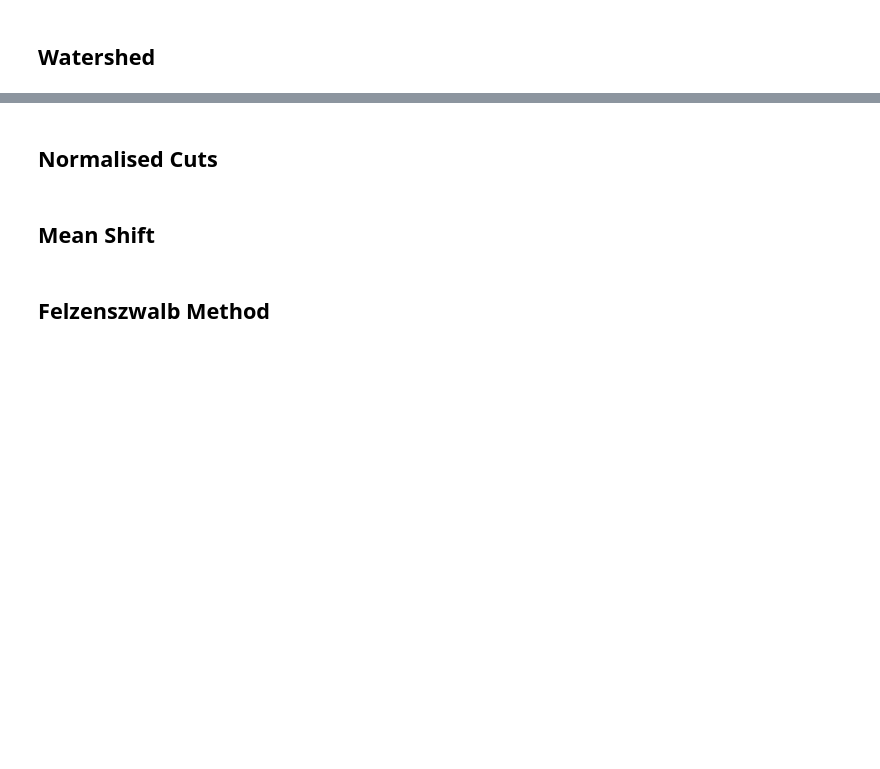
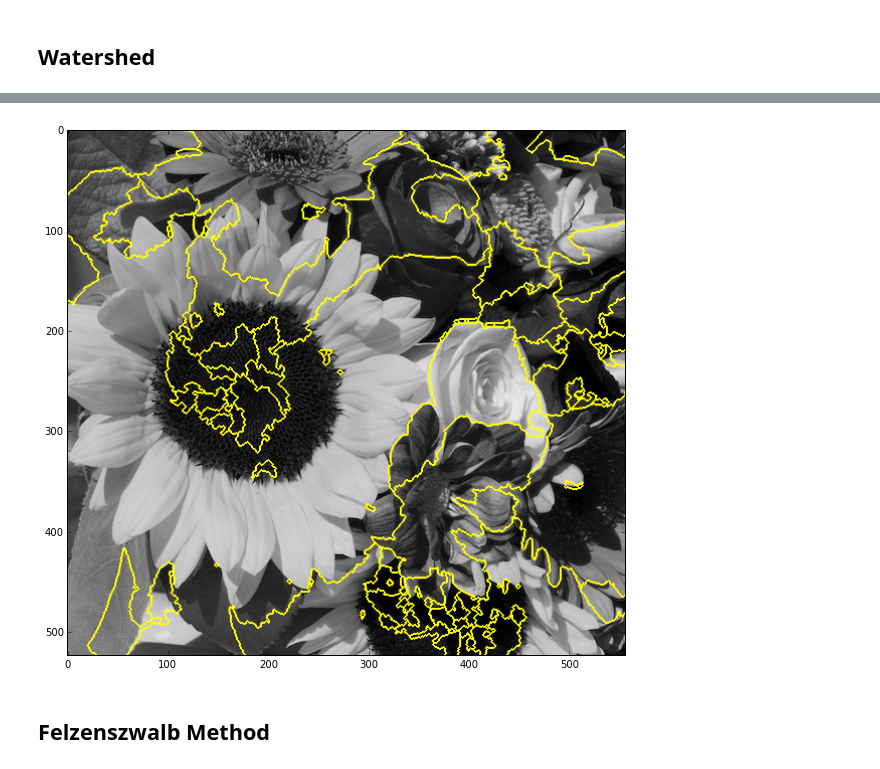
Before and after one commit to tladyman/SLIC, a Jupyter notebook: superpixel_comp/SuperPixels.ipynb, the cells around one changed output, grey strips where cells are left out. Cells and saved outputs as stored; diff of their text form; code cells hidden in the pictures; blank space fills up the shorter version.

```diff
--- a/superpixel_comp/SuperPixels.ipynb
+++ b/superpixel_comp/SuperPixels.ipynb
@@ -1,9 +1,9 @@
 # %%
 import numpy as np
 import matplotlib.pyplot as plt
+from minima import find_n_local_minima
 from sklearn.cluster import MeanShift
 from skimage.color import rgb2grey
-from skimage.feature import peak_local_max
 from skimage.future.graph import cut_normalized
 from skimage.morphology import watershed
 from skimage.segmentation import felzenszwalb, slic, quickshift, mark_boundaries
@@ -11,7 +11,9 @@ from IPython.html.widgets import interact, interactive, fixed
 from IPython.html import widgets
 from PIL.Image import open
 %matplotlib inline
-plt.rcParams['figure.figsize'] = (10, 6)
+plt.rcParams['figure.figsize'] = (10, 10)
+# What is "good" explain your criteria
+# In presentation use the https://www.eecs.berkeley.edu/Research/Projects/CS/vision/bsds/
 # %%
 # Put image in here
 col_im = np.asarray(open("Flowers.tiff"))[:,:,0:3]
@@ -49,2 +40,0 @@ def find_local_minima(image):
-# %% [markdown]
-## Normalised Cuts
@@ -53,2 +40,0 @@ def find_local_minima(image):
-# %% [markdown]
-## Mean Shift
@@ -57,3 +41,14 @@ def find_local_minima(image):
+# %%
+@interact(im=fixed(col_im),
+          nMarkers=widgets.IntSlider(min=0, max=256, step=4, value=128),
+          display_im=fixed(grey_im))
+def water(im, nMarkers, display_im):
+    minima, nMinima = find_n_local_minima(im, nMarkers)
+    labels = watershed(im, nMinima)
+    marked = mark_boundaries(display_im, labels[:,:,0].astype(int))
+    plt.imshow(marked)
+# %% [output]
+[figure, added]
 # %% [markdown]
 ## Felzenszwalb Method
 # %% [markdown]
```
Also changed, not shown: parts of 10 cells of this notebook, 3 other files.
